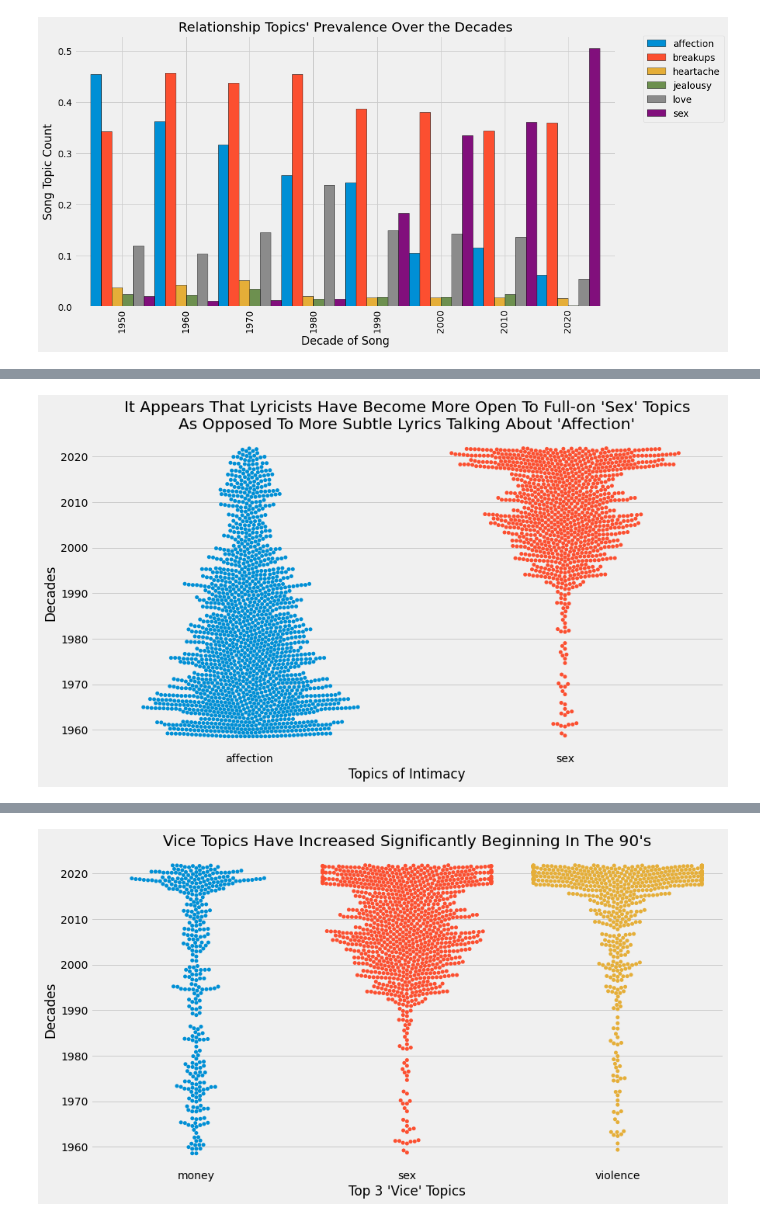
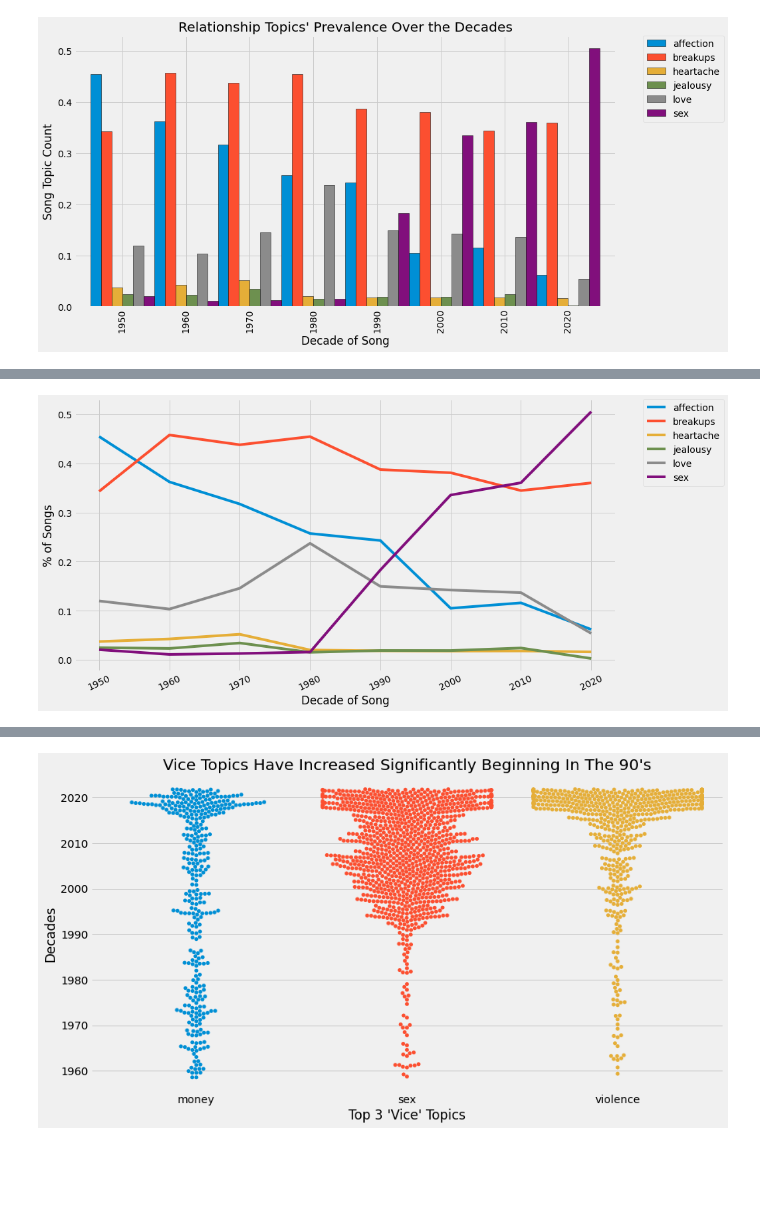
Before and after one commit to CBRJ-Lyrical-Metrics/lyrical-evolution-capstone, a Jupyter notebook: Drafts/jerry_workbook.ipynb, the cells around one changed output, grey strips where cells are left out. Drawn from its saved outputs; the diff is of its cells as text; code cells hidden in the pictures; blank space fills up the shorter version.

```diff
--- a/Drafts/jerry_workbook.ipynb
+++ b/Drafts/jerry_workbook.ipynb
@@ -401,4 +386,22 @@ def touch_swarm(df):
-# %%
-touch_swarm(train)
-# %% [output]
-[figure, removed]
+# %%
+# create a variable that stores a list relationship topics
+relationships = ['affection','breakups','love', 'breakup',
+                 'sex', 'heartache', 'jealousy']
+# make a copy
+df2 = df.copy()
+df2 = df2.set_index('date')
+# add a column to the dataframe where any topic that is a relationship topic is gathered and all
+# others are represented by 'other'
+df2['relationship_topics'] = np.where(df2.topic_name.isin(relationships), df2.topic_name, 'other')
+
+# drop anything that isn't a relationship topic
+df2 = df2.loc[df2['relationship_topics'] != 'other']
+df2.groupby('decade').relationship_topics.value_counts(normalize = True).unstack().plot(kind = 'line')
+plt.legend(bbox_to_anchor = (1.05, 1), loc = 2, borderaxespad=0.)
+plt.title('')
+plt.xlabel('Decade of Song')
+plt.xticks(rotation = 25)
+plt.ylabel('% of Songs')
+plt.show()
+# %% [output]
+[figure, added]
```
Also changed, not shown: parts of 35 cells of this notebook, 1 other file.
